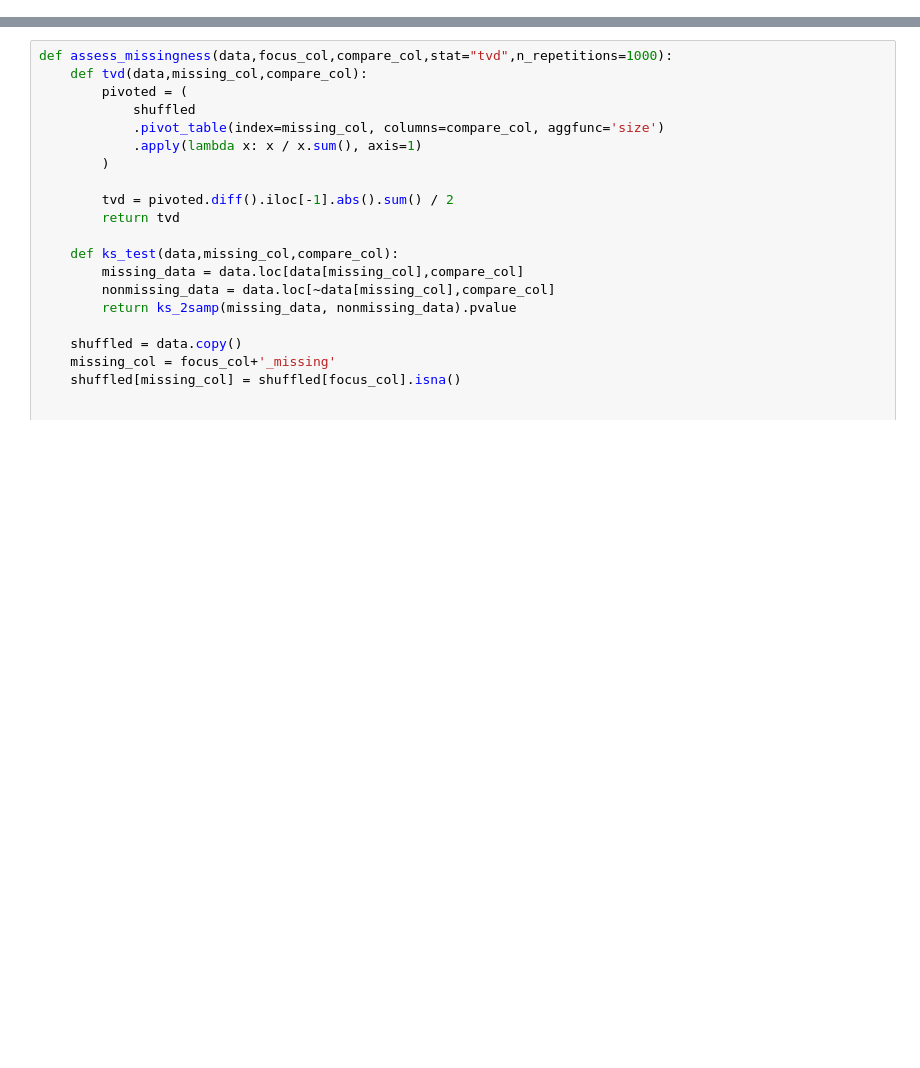
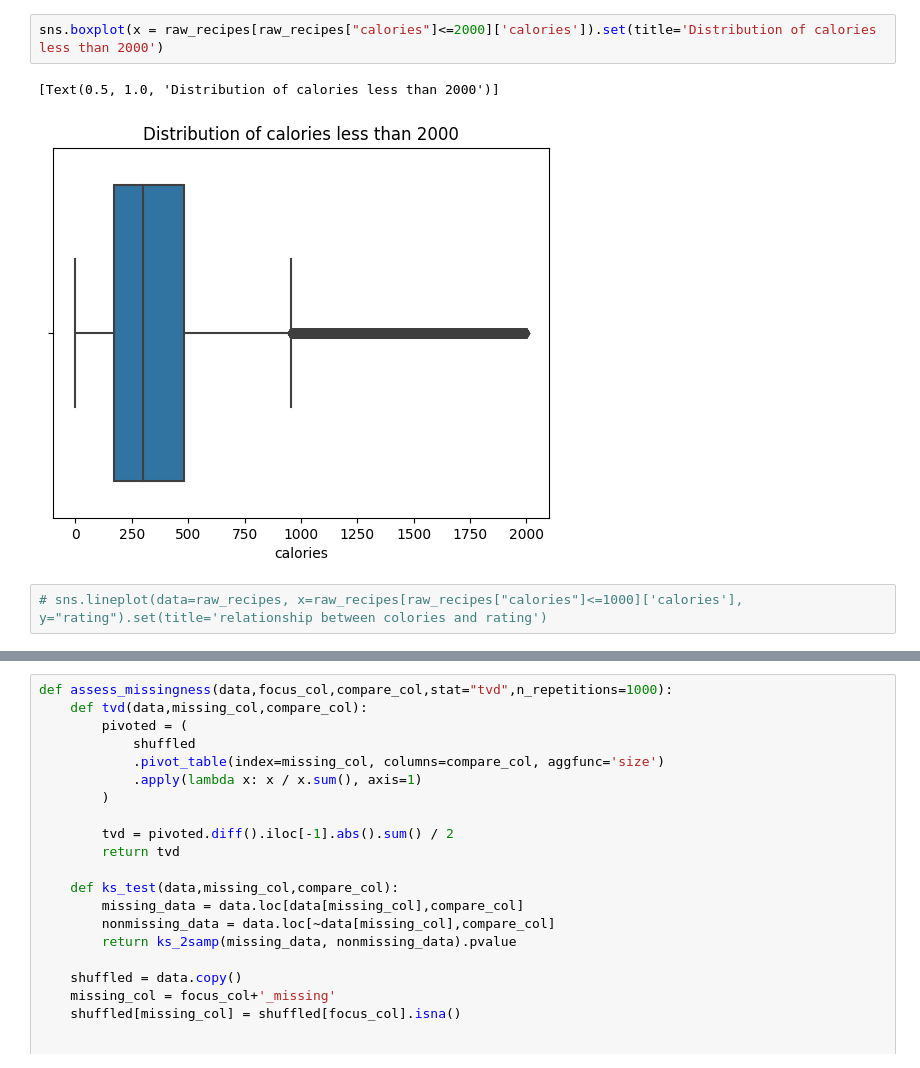
Before and after one commit to LtAstros/Food_POC, a Jupyter notebook: food_POC.ipynb, the cells around one changed output, grey strips where cells are left out. Saved outputs shown, nothing was run; the diff lists cells and outputs as text; blank space fills up the shorter version.

```diff
--- a/food_POC.ipynb
+++ b/food_POC.ipynb
@@ -33,0 +61,7 @@ raw_recipes[
+# %%
+sns.boxplot(x = raw_recipes[raw_recipes["calories"]<=2000]['calories']).set(title='Distribution of calories less than 2000')
+# %% [output]
+[Text(0.5, 1.0, 'Distribution of calories less than 2000')]
+[figure, added]
+# %%
+# sns.lineplot(data=raw_recipes, x=raw_recipes[raw_recipes["calories"]<=1000]['calories'], y="rating").set(title='relationship between colories and rating')
```
Also changed, not shown: parts of 22 cells of this notebook, 3 other files.
